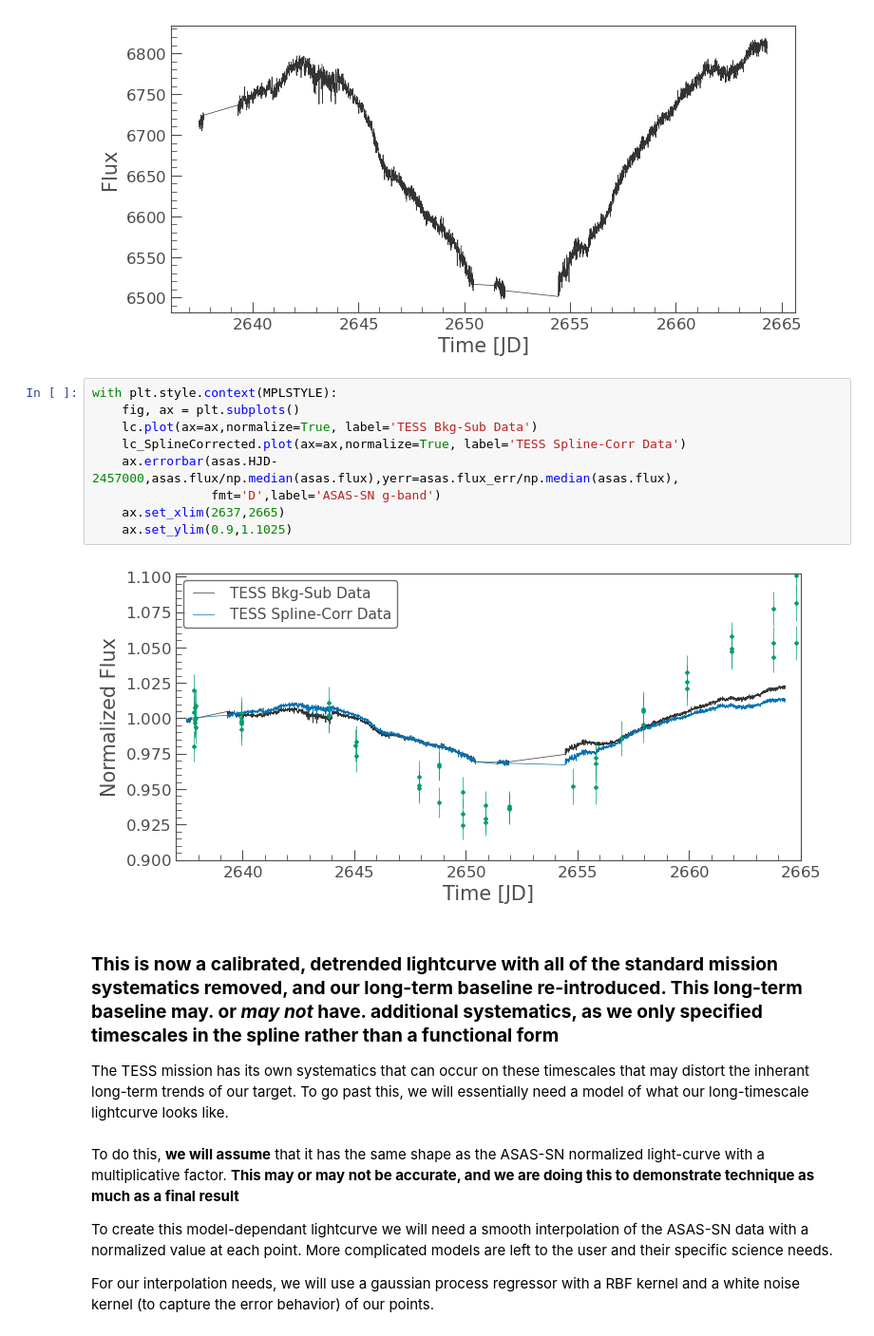
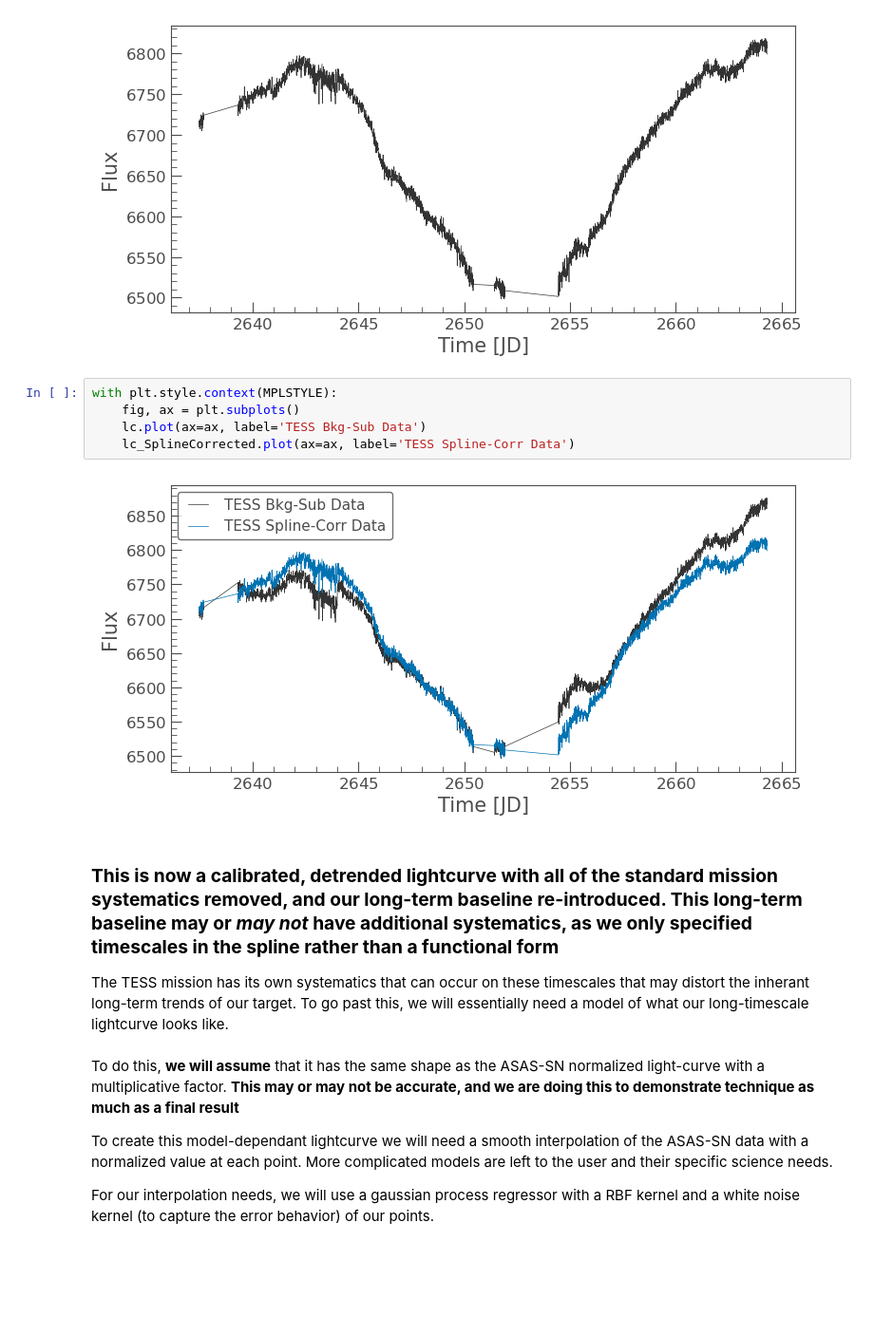
Before and after one commit to tylerapritchard/TESSGI_Tut_NGC4151, a Jupyter notebook: NGC4151_modelfit.ipynb, the cells around one changed output. Shown: that part at 95% size. Cells and saved outputs as stored; diff of their text form; blank space fills up the shorter version.

```diff
--- a/NGC4151_modelfit.ipynb
+++ b/NGC4151_modelfit.ipynb
@@ -133,16 +135,12 @@ lc_SplineCorrected.plot()
 # %%
 with plt.style.context(MPLSTYLE):
     fig, ax = plt.subplots()
-    lc.plot(ax=ax,normalize=True, label='TESS Bkg-Sub Data')
-    lc_SplineCorrected.plot(ax=ax,normalize=True, label='TESS Spline-Corr Data')
-    ax.errorbar(asas.HJD-2457000,asas.flux/np.median(asas.flux),yerr=asas.flux_err/np.median(asas.flux),
-                fmt='D',label='ASAS-SN g-band')
-    ax.set_xlim(2637,2665)
-    ax.set_ylim(0.9,1.1025)
+    lc.plot(ax=ax, label='TESS Bkg-Sub Data')
+    lc_SplineCorrected.plot(ax=ax, label='TESS Spline-Corr Data')
 # %% [output]
-[figure, old version]
+[figure, new version]
 # %% [markdown]
-### **This is now a calibrated, detrended lightcurve with all of the standard mission systematics removed, and our long-term baseline re-introduced.   This long-term baseline may. or *may not* have. additional systematics, as we only specified timescales in the spline rather than a functional form**
+### **This is now a calibrated, detrended lightcurve with all of the standard mission systematics removed, and our long-term baseline re-introduced.   This long-term baseline may or *may not* have additional systematics, as we only specified timescales in the spline rather than a functional form**
 
 The TESS mission has its own systematics that can occur on these timescales that may distort the inherant long-term trends of our target.  To go past this, we will essentially need a model of what our long-timescale lightcurve looks like.
 # %% [markdown]
```
Also changed, not shown: parts of 11 cells of this notebook.
